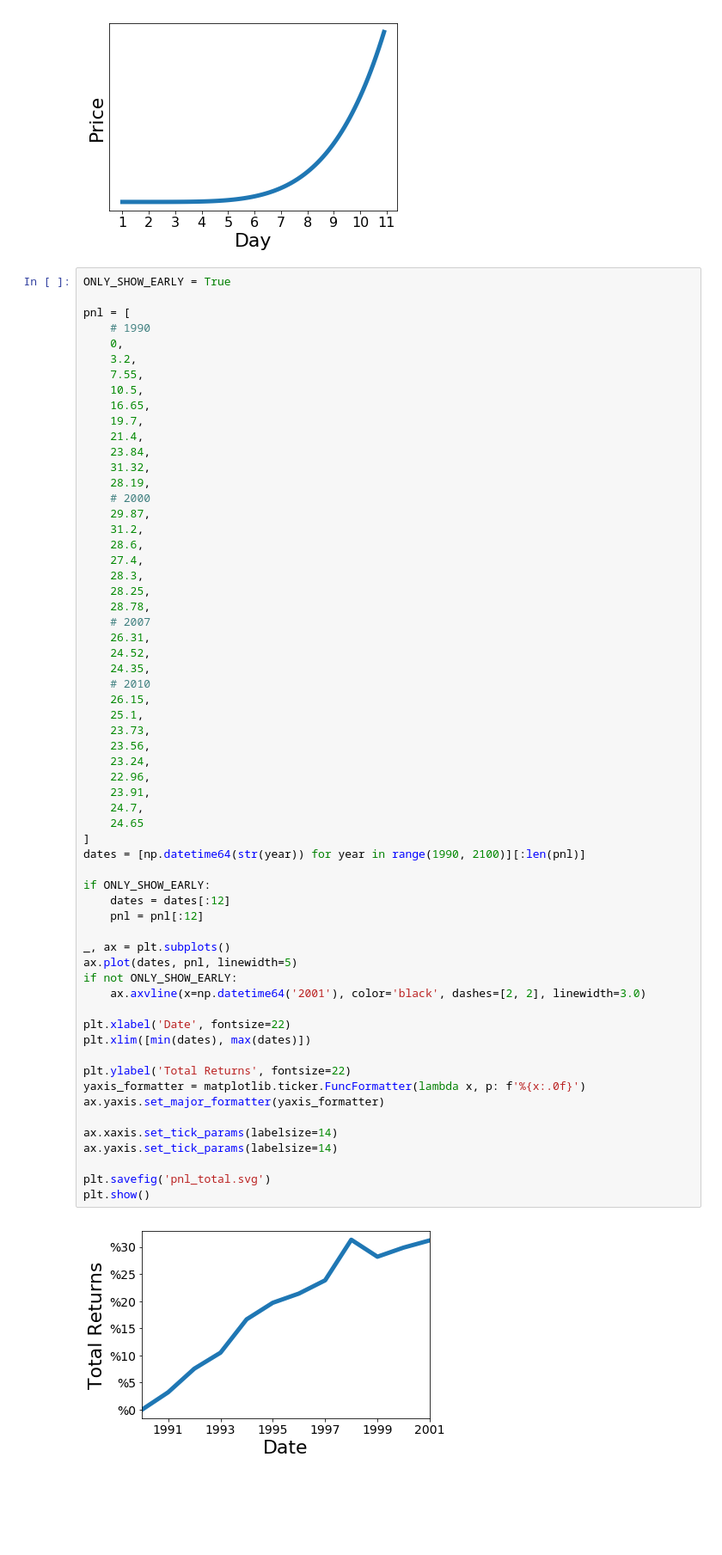
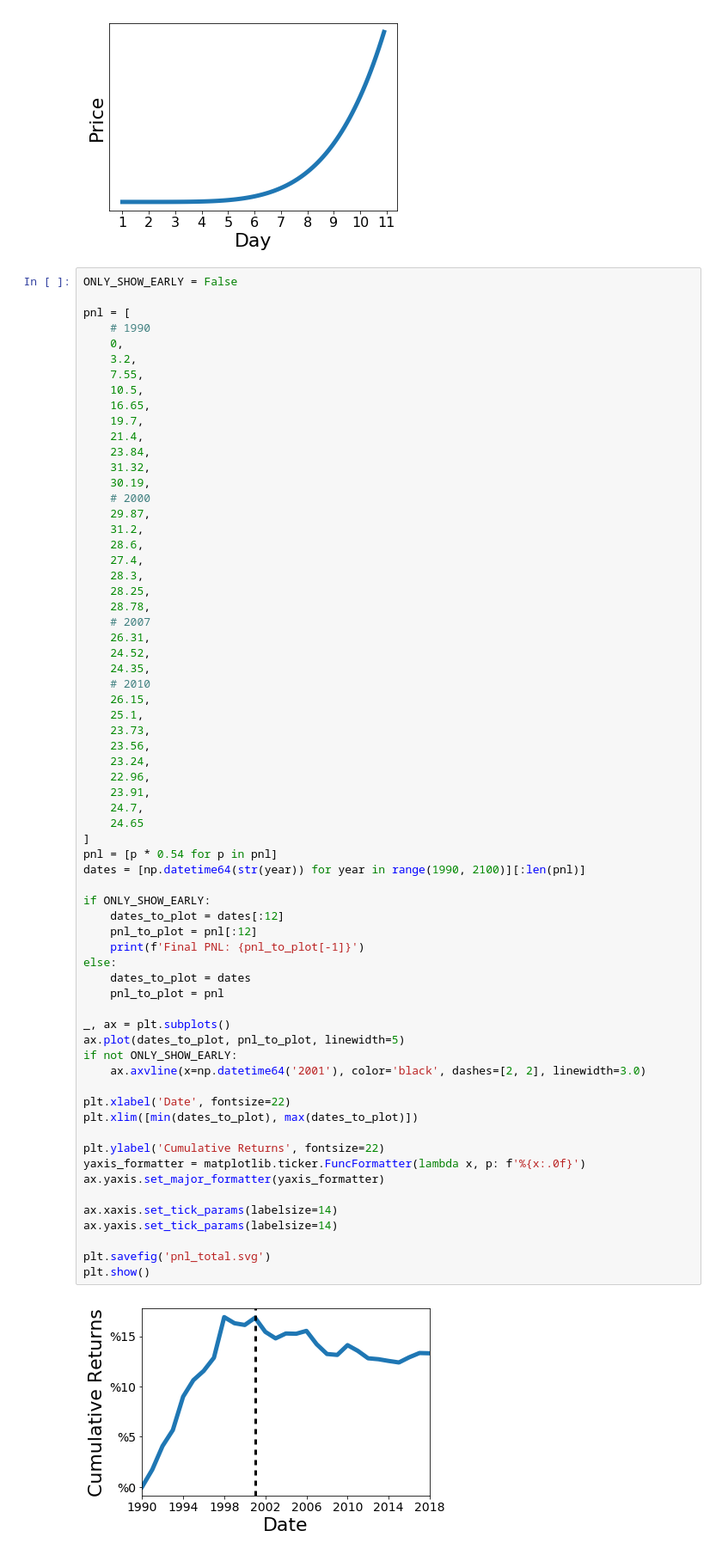
Before and after one commit to DonaldWhyte/algorithmic-trading-using-high-perf-data-processing-in-python, a Jupyter notebook: resources/stock_prices.ipynb, the cells around one changed output. Shown at 86% size. Saved outputs shown, nothing was run; the diff lists cells and outputs as text; blank space fills up the shorter version.

Commit message:
Update PNL figures to correct ones

```diff
--- a/resources/stock_prices.ipynb
+++ b/resources/stock_prices.ipynb
@@ -309,7 +309,7 @@ plt.show()
 # %% [output]
 [figure]
 # %%
-ONLY_SHOW_EARLY = True
+ONLY_SHOW_EARLY = False
 
 pnl = [
     # 1990
@@ -322,7 +322,7 @@ pnl = [
     21.4,
     23.84,
     31.32,
-    28.19,
+    30.19,
     # 2000
     29.87,
     31.2,
@@ -338,39 +338,44 @@ pnl = [
     # 2010
     26.15,
     25.1,
     23.73,
     23.56,
     23.24,
     22.96,
     23.91,
     24.7,
     24.65
 ]
+pnl = [p * 0.54 for p in pnl]
 dates = [np.datetime64(str(year)) for year in range(1990, 2100)][:len(pnl)]
 
 if ONLY_SHOW_EARLY:
-    dates = dates[:12]
-    pnl = pnl[:12]
+    dates_to_plot = dates[:12]
+    pnl_to_plot = pnl[:12]
+    print(f'Final PNL: {pnl_to_plot[-1]}')
+else:
+    dates_to_plot = dates
+    pnl_to_plot = pnl
 
 _, ax = plt.subplots()
-ax.plot(dates, pnl, linewidth=5)
+ax.plot(dates_to_plot, pnl_to_plot, linewidth=5)
 if not ONLY_SHOW_EARLY:
     ax.axvline(x=np.datetime64('2001'), color='black', dashes=[2, 2], linewidth=3.0)
 
 plt.xlabel('Date', fontsize=22)
-plt.xlim([min(dates), max(dates)])
+plt.xlim([min(dates_to_plot), max(dates_to_plot)])
 
-plt.ylabel('Total Returns', fontsize=22)
+plt.ylabel('Cumulative Returns', fontsize=22)
 yaxis_formatter = matplotlib.ticker.FuncFormatter(lambda x, p: f'%{x:.0f}')
 ax.yaxis.set_major_formatter(yaxis_formatter)
 
 ax.xaxis.set_tick_params(labelsize=14)
 ax.yaxis.set_tick_params(labelsize=14)
 
 plt.savefig('pnl_total.svg')
 plt.show()
 # %% [output]
-[figure, old version]
+[figure, new version]
 # %%
 _, ax = plt.subplots()
 ax.plot(dates[1:], np.diff(np.array(pnl), n=1), linewidth=5)
```
Also changed, not shown: parts of 1 cell of this notebook, 5 other files.
